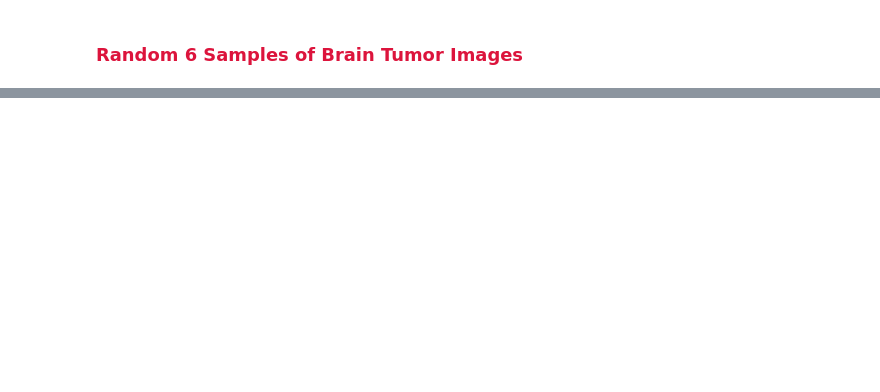
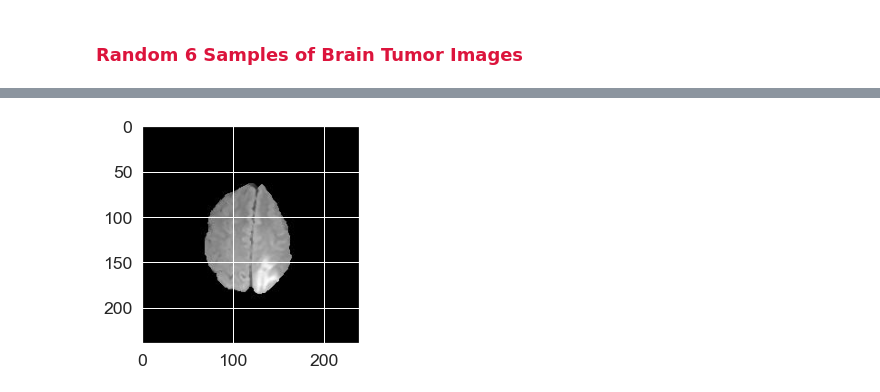
Before and after one commit to gorkemkaramolla/AI_PROJECT_BRAIN_TUMOR, a Jupyter notebook: 20202022043_Gorkem_Karamolla_AI_M.ipynb, the cells around one changed output, grey strips where cells are left out. Saved outputs shown, nothing was run; the diff lists cells and outputs as text; code cells hidden in the pictures; blank space fills up the shorter version.

```diff
--- a/20202022043_Gorkem_Karamolla_AI_M.ipynb
+++ b/20202022043_Gorkem_Karamolla_AI_M.ipynb
@@ -388,0 +448,19 @@ chooseRandomImage("_MODELLING/testing/1/")
+# %%
+callback = tf.keras.callbacks.EarlyStopping(monitor='val_loss', patience=2)
+model.compile(optimizer = tf.keras.optimizers.Adam(learning_rate = 0.0003),
+            loss = 'binary_crossentropy',
+            metrics=['accuracy'])
+# %%
+
+model.compile(optimizer = 'Adam', loss = 'binary_crossentropy', metrics = ['binary_accuracy'])
+
+early_stopping = tf.keras.callbacks.EarlyStopping( patience = 7, min_delta = 0.001,
+                                               restore_best_weights =True)
+history = model.fit(
+    x_train, y_train,
+    validation_data=(x_val, y_val),
+    batch_size=15,
+    epochs=15,
+    callbacks = [early_stopping],
+    verbose=1,
+)
@@ -388,0 +485,27 @@ chooseRandomImage("_MODELLING/testing/1/")
+# %%
+import numpy as np
+from PIL import Image
+import matplotlib.pyplot as plt
+
+# Load image and preprocess
+img = Image.open(base_dir+"/Brain Tumor/Brain Tumor/Image1232.jpg")
+img = img.resize((240,240))
+img_array = np.array(img)
+img_array = img_array
+img_array = np.expand_dims(img_array, axis=0)
+
+# Make prediction
+prediction = model.predict(img_array)
+
+# Display image and prediction
+plt.imshow(img)
+plt.show()
+
+prediction = model.predict(img_array)
+confidence = prediction[0][0]
+displayed_confidence = prediction[0][0] * 100
+if confidence < 0.5:
+    print("The image does not have a tumor with {:.2f}% confidence".format(100-displayed_confidence))
+else:
+    print("The image has a tumor with {:.2f}% confidence".format(displayed_confidence))
+# %% [output]
@@ -388,0 +513 @@ chooseRandomImage("_MODELLING/testing/1/")
+[figure, added]
```
Also changed, not shown: parts of 46 cells of this notebook.
